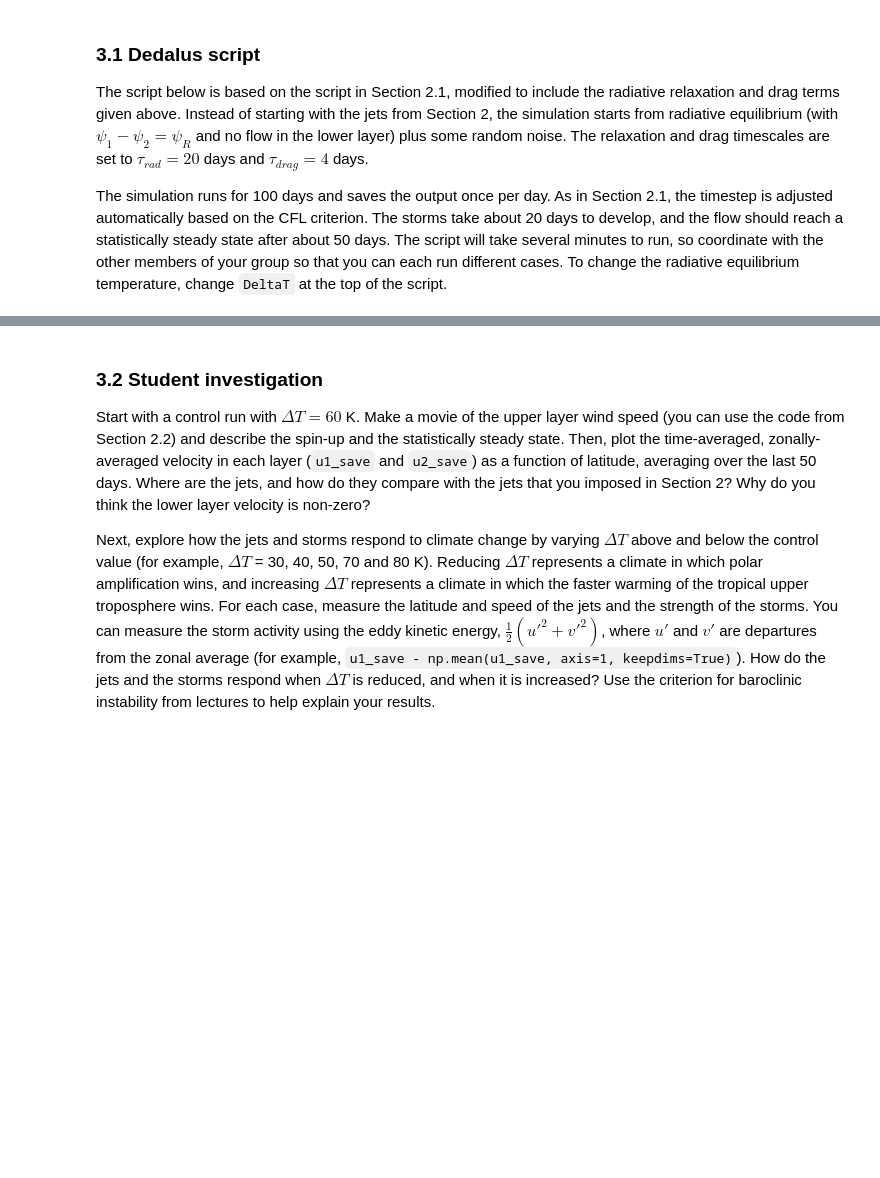
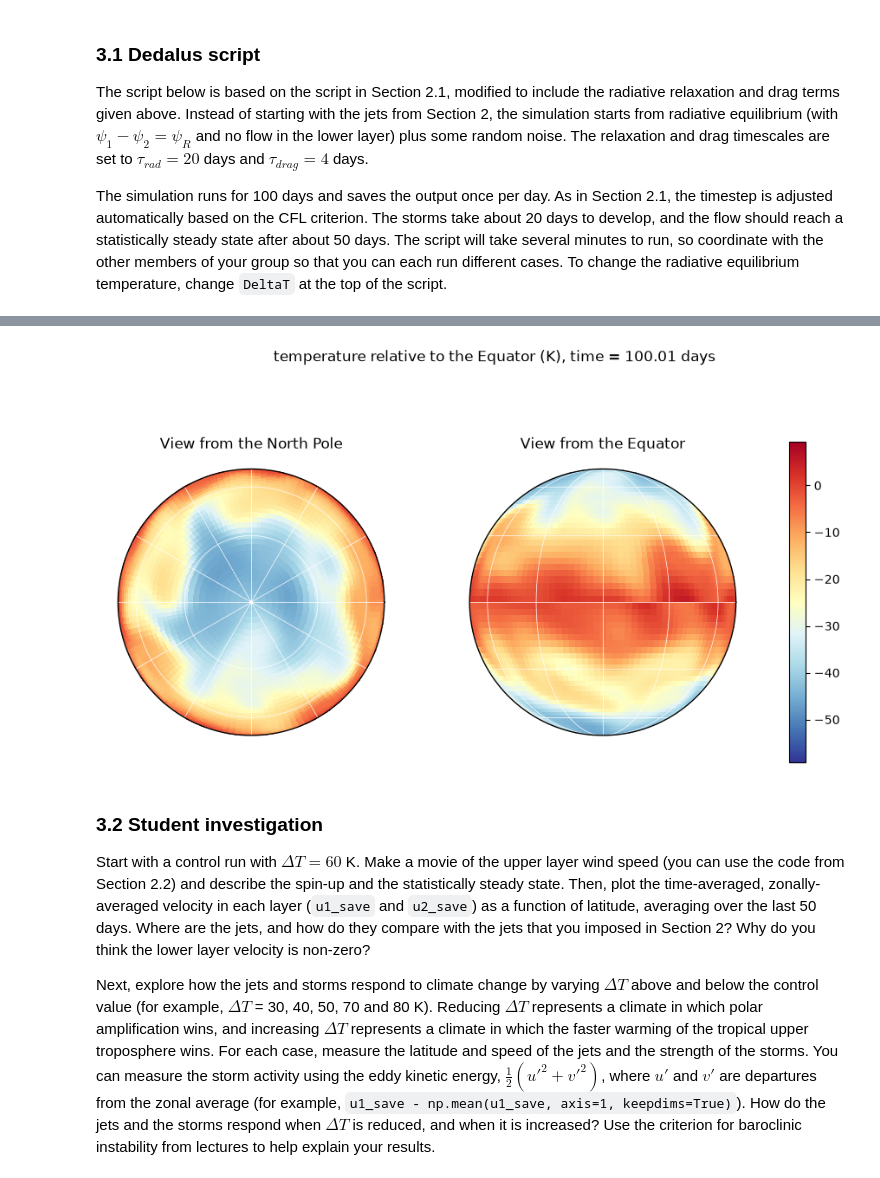
Before and after one commit to Ealish241/QCES, a Jupyter notebook: Project4_storms.ipynb, the cells around one changed output, grey strips where cells are left out. Drawn from its saved outputs; the diff is of its cells as text; code cells hidden in the pictures; blank space fills up the shorter version.

```diff
--- a/Project4_storms.ipynb
+++ b/Project4_storms.ipynb
@@ -737,6 +816,8 @@ def drawframe(n):
     plt.suptitle('temperature relative to the Equator (K), time = {0:.2f} days'.format(t_save[n]/3600/24))
     return (temp,)
 
+import matplotlib as mpl
+mpl.rcParams['animation.ffmpeg_path'] = '/home/ealish/miniforge3/bin/ffmpeg'
 from matplotlib import animation
 # blit=True re-draws only the parts that have changed.
 # Skip the first frame (time=0), since the streamfunctions are only calculated after the first timestep
@@ -744,3 +825,4 @@ anim = animation.FuncAnimation(fig, drawframe, frames=range(1, len(t_save)), int
 
 from IPython.display import HTML
 HTML(anim.to_html5_video())
+# %% [output]
@@ -747,3 +832,4 @@ HTML(anim.to_html5_video())
+[figure, added]
 # %% [markdown]
 ### 3.2 Student investigation
 <a id='section3pt2'></a>
```
Also changed, not shown: parts of 7 cells of this notebook.
